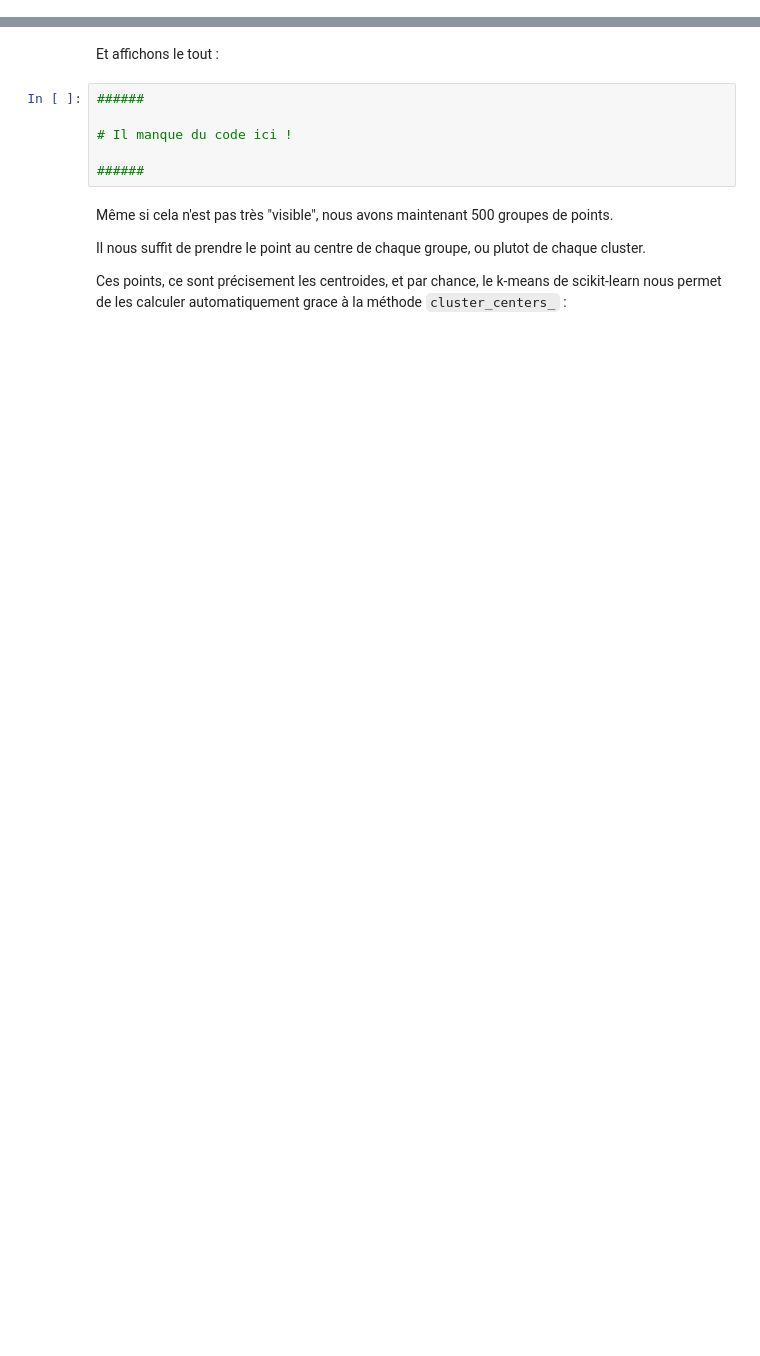
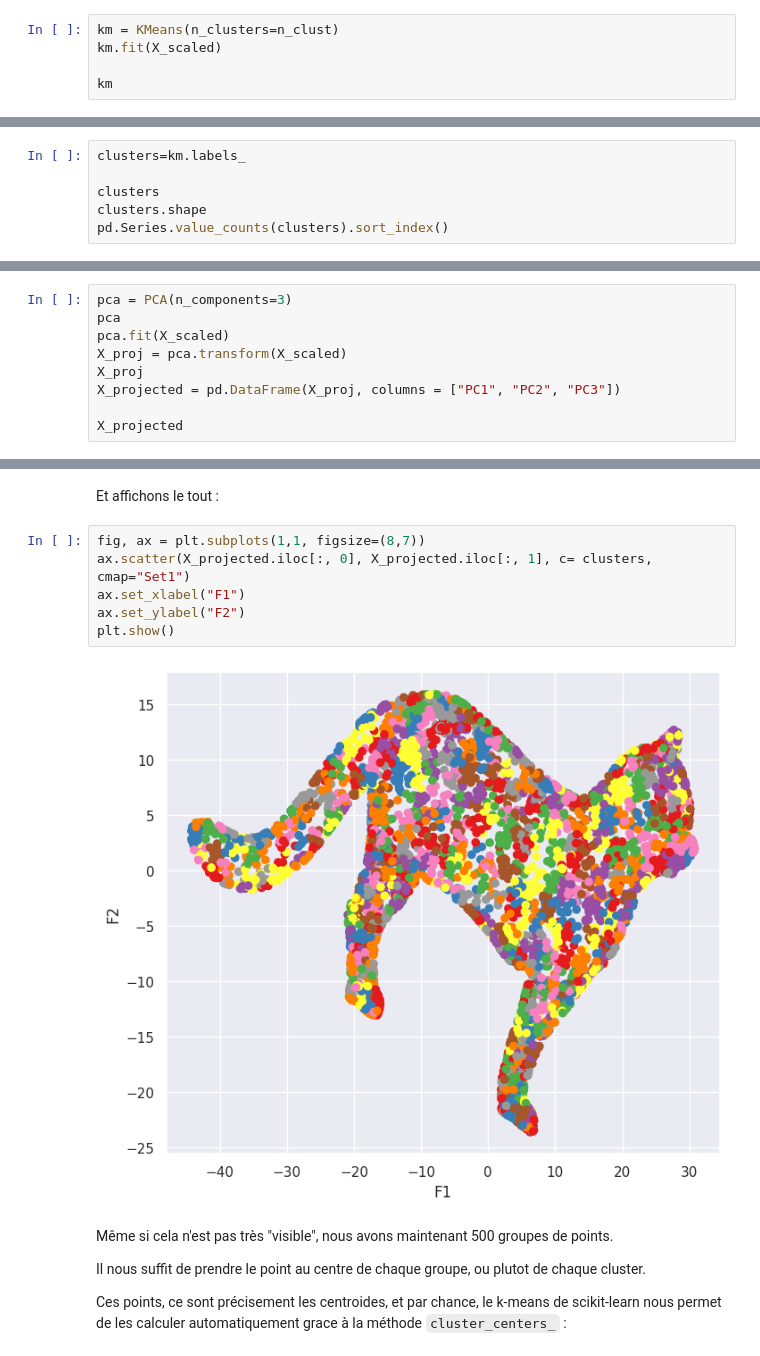
Before and after one commit to Adams26/oc-install-ide-cours, a Jupyter notebook: notebooks/P3C5_TP_le_chat_enonce.ipynb, the cells around one changed output, grey strips where cells are left out. Drawn from its saved outputs; the diff is of its cells as text; blank space fills up the shorter version.

```diff
--- a/notebooks/P3C5_TP_le_chat_enonce.ipynb
+++ b/notebooks/P3C5_TP_le_chat_enonce.ipynb
@@ -243,0 +241,5 @@ clusters
+# %%
+km = KMeans(n_clusters=n_clust)
+km.fit(X_scaled)
+
+km
@@ -243,0 +248,6 @@ clusters
+# %%
+clusters=km.labels_
+
+clusters
+clusters.shape
+pd.Series.value_counts(clusters).sort_index()
@@ -254,0 +271,9 @@ X_projected
+# %%
+pca = PCA(n_components=3)
+pca
+pca.fit(X_scaled)
+X_proj = pca.transform(X_scaled)
+X_proj
+X_projected = pd.DataFrame(X_proj, columns = ["PC1", "PC2", "PC3"])
+
+X_projected
@@ -255,11 +294,13 @@ X_projected
 # %% [markdown]
 Et affichons le tout :
-# %%
-######
-
-# Il manque du code ici !
-
-######
+# %%
+fig, ax = plt.subplots(1,1, figsize=(8,7))
+ax.scatter(X_projected.iloc[:, 0], X_projected.iloc[:, 1], c= clusters, cmap="Set1")
+ax.set_xlabel("F1")
+ax.set_ylabel("F2")
+plt.show()
+# %% [output]
+[figure, added]
 # %% [markdown]
 Même si cela n'est pas très "visible", nous avons maintenant 500 groupes de points.
 
```
Also changed, not shown: parts of 26 cells of this notebook.
